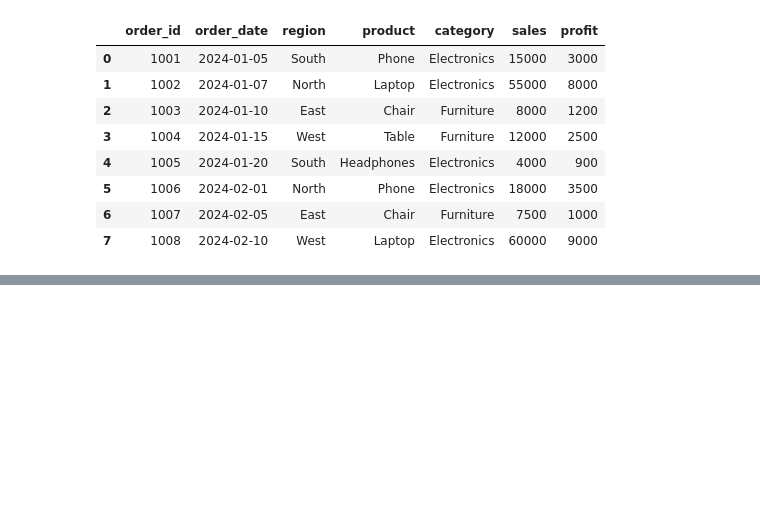
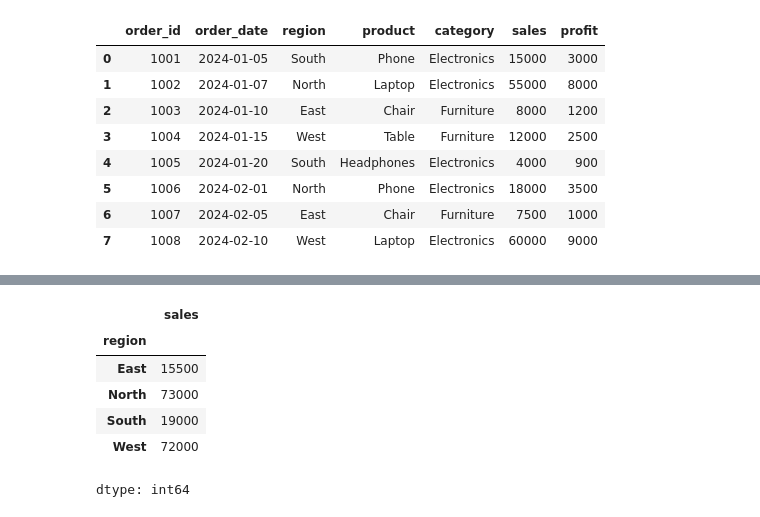
Before and after one commit to Aasritha-25/ai-powered-business-insights, a Jupyter notebook: notebooks/sales_analysis.ipynb, the cells around one changed output, grey strips where cells are left out. Saved outputs shown, nothing was run; the diff lists cells and outputs as text; code cells hidden in the pictures; blank space fills up the shorter version.

```diff
--- a/notebooks/sales_analysis.ipynb
+++ b/notebooks/sales_analysis.ipynb
@@ -23,0 +65,11 @@ df
+# %%
+sales_by_region = df.groupby('region')['sales'].sum()
+sales_by_region
+# %% [output]
+|  | sales |
+| region |  |
+| East | 15500 |
+| North | 73000 |
+| South | 19000 |
+| West | 72000 |
+dtype: int64
```
Also changed, not shown: parts of 9 cells of this notebook.
